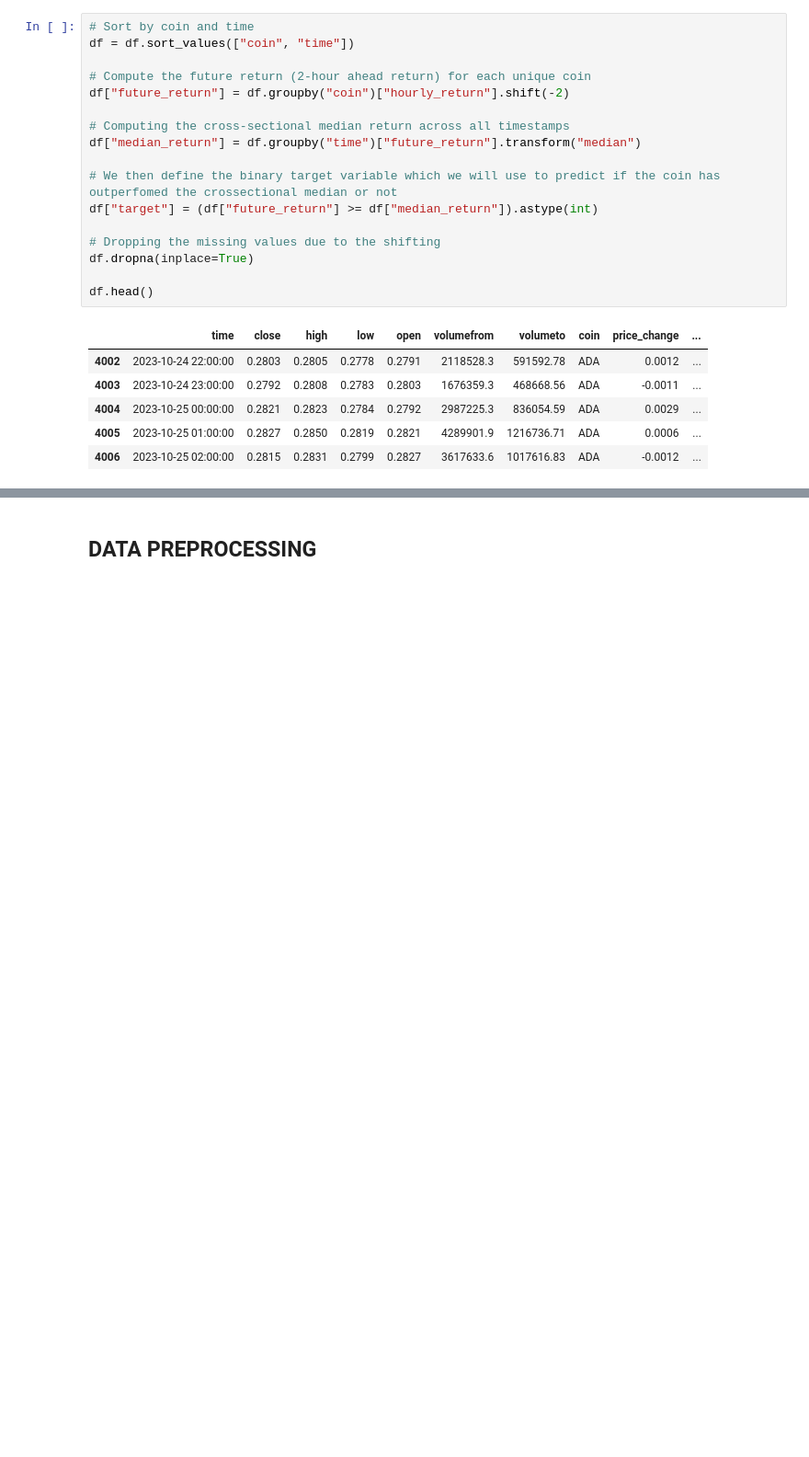
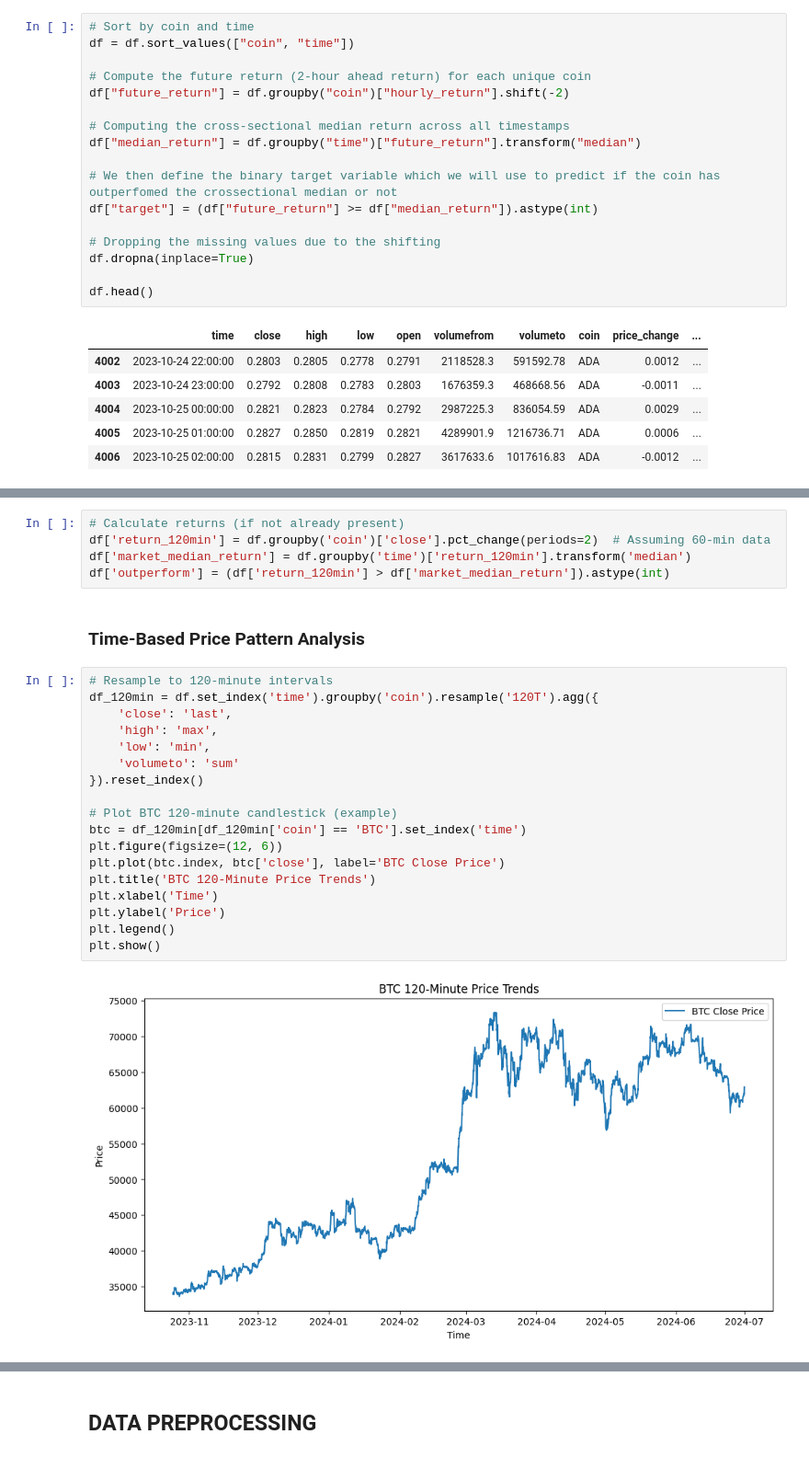
Before and after one commit to Philipmwasi/Statistical-Arbitrage, a Jupyter notebook: notebook.ipynb, the cells around one changed output, grey strips where cells are left out. Shown at 92% size. Drawn from its saved outputs; the diff is of its cells as text; blank space fills up the shorter version.

```diff
--- a/notebook.ipynb
+++ b/notebook.ipynb
@@ -308,3 +307,30 @@ df.head()
     100% { text-shadow: 0 0 20px rgba(255, 111, 97, 0.8), 0 0 40px rgba(255, 111, 97, 0.8); }
   }
 </style>
+# %%
+# Calculate returns (if not already present)
+df['return_120min'] = df.groupby('coin')['close'].pct_change(periods=2)  # Assuming 60-min data
+df['market_median_return'] = df.groupby('time')['return_120min'].transform('median')
+df['outperform'] = (df['return_120min'] > df['market_median_return']).astype(int)
+# %% [markdown]
+### Time-Based Price Pattern Analysis
+# %%
+# Resample to 120-minute intervals
+df_120min = df.set_index('time').groupby('coin').resample('120T').agg({
+    'close': 'last',
+    'high': 'max',
+    'low': 'min',
+    'volumeto': 'sum'
+}).reset_index()
+
+# Plot BTC 120-minute candlestick (example)
+btc = df_120min[df_120min['coin'] == 'BTC'].set_index('time')
+plt.figure(figsize=(12, 6))
+plt.plot(btc.index, btc['close'], label='BTC Close Price')
+plt.title('BTC 120-Minute Price Trends')
+plt.xlabel('Time')
+plt.ylabel('Price')
+plt.legend()
+plt.show()
+# %% [output]
+[figure, added]
```
Also changed, not shown: parts of 15 cells of this notebook.
